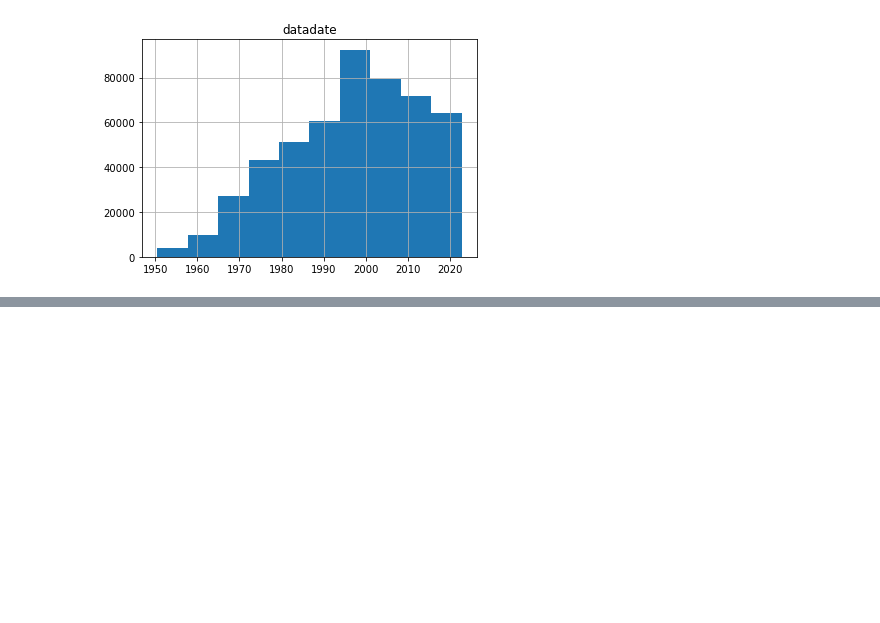
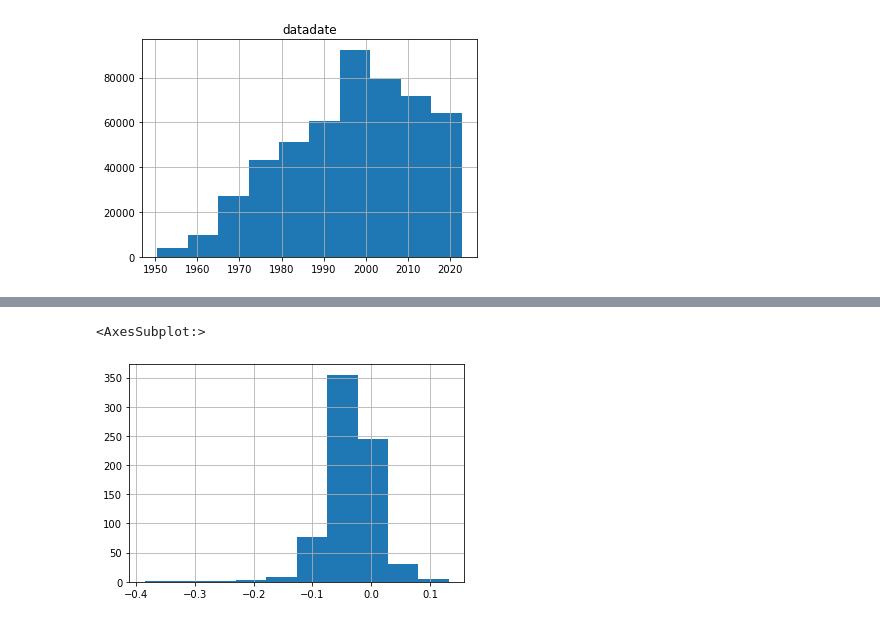
Before and after one commit to rudragarg/fama-french, a Jupyter notebook: fama_french_portfolio.ipynb, the cells around one changed output, grey strips where cells are left out. Cells and saved outputs as stored; diff of their text form; code cells hidden in the pictures; blank space fills up the shorter version.

```diff
--- a/fama_french_portfolio.ipynb
+++ b/fama_french_portfolio.ipynb
@@ -475,0 +809,2 @@ comp["book_value"] = comp["at"] - comp["lt"]
+# %%
+book_values = pd.merge(returns[["date","Ticker","return", "MthPrc","month", "year"]], monthly_book[["datadate", "tic", "bkvlps", "month", "year"]], left_on=["Ticker", "month", "year"], right_on=["tic", "month", "year"])
@@ -475,0 +827,4 @@ comp["book_value"] = comp["at"] - comp["lt"]
+# %%
+book_values.drop(["datadate", "tic", "month","year"], axis=1, inplace=True)
+# %%
+book_values["book_market"] = book_values["bkvlps"] / book_values["MthPrc"]
@@ -475,0 +882,18 @@ comp["book_value"] = comp["at"] - comp["lt"]
+# %%
+threshold = 10
+count = 0
+hml = pd.DataFrame()
+dates = book_values["date"].unique()
+for date in dates:
+    date_info = book_values[book_values["date"] == date]
+    date_info = date_info.sort_values("book_market", ascending=False)
+
+
+    num_rows = int(len(date_info)*(threshold/100))
+    r_high = np.array(date_info.head(num_rows)["return"]).mean()
+    r_low = np.array(date_info.tail(num_rows)["return"]).mean()
+    row = {'date': date, "HmL": r_high-r_low}
+    hml = hml.append(row, ignore_index = True)
+    count+=1
+    if count % 120:
+        print(count/len(dates))
@@ -475,0 +918,5 @@ comp["book_value"] = comp["at"] - comp["lt"]
+# %%
+hml["HmL"].hist()
+# %% [output]
+<AxesSubplot:>
+[figure, added]
```
Also changed, not shown: parts of 73 cells of this notebook, 1 other file.
